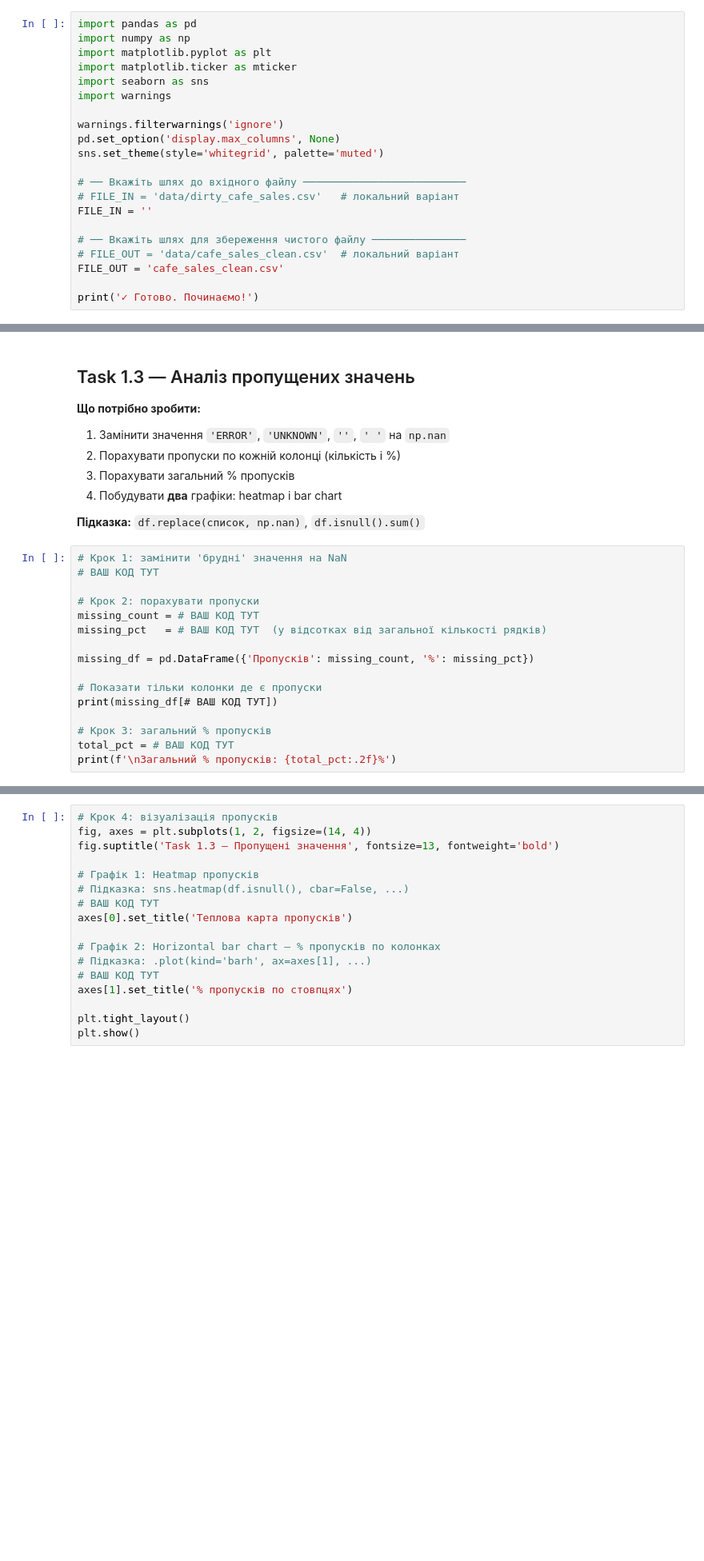
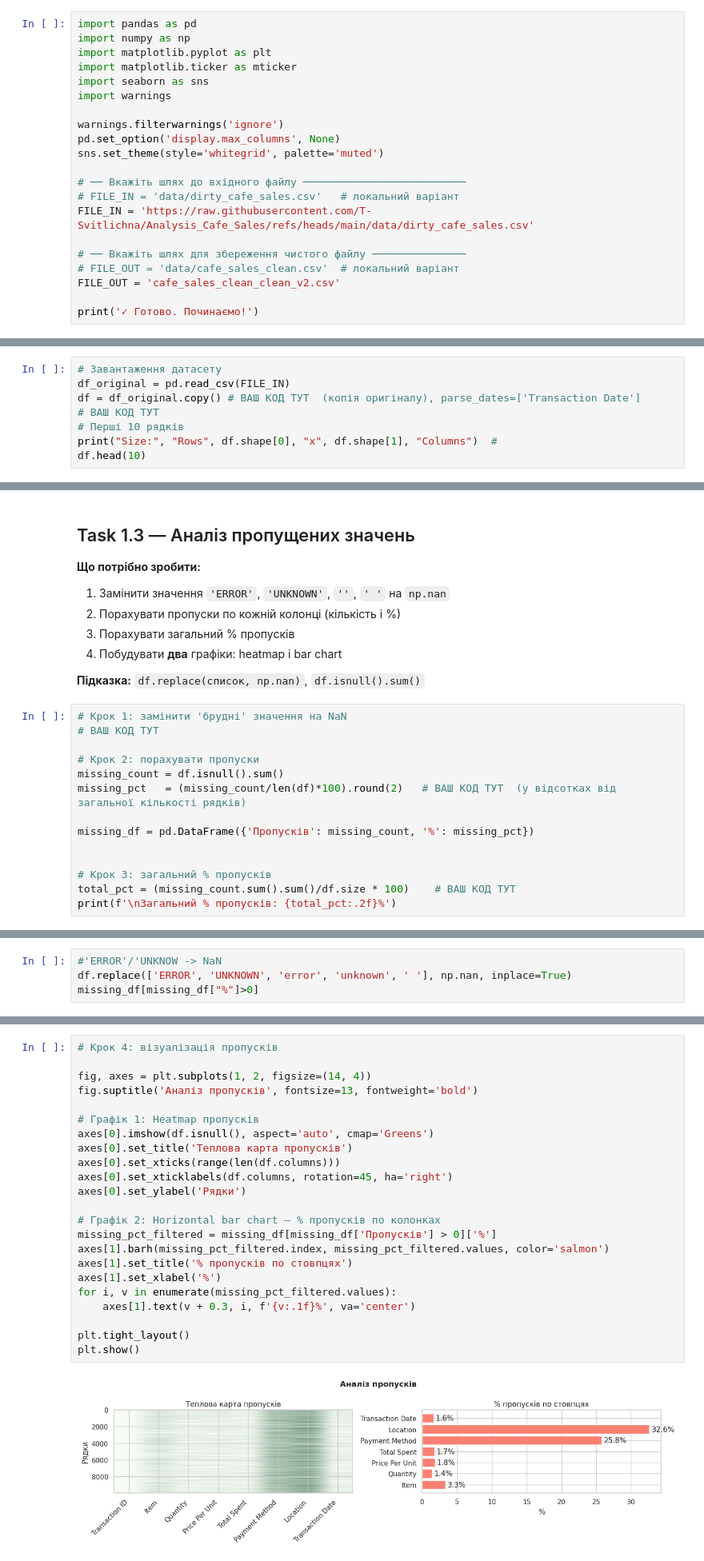
Before and after one commit to T-Svitlichna/Analysis_Cafe_Sales, a Jupyter notebook: Clean_new_cafe_eda_workbook_version2.ipynb, the cells around one changed output, grey strips where cells are left out. Shown at 80% size. Saved outputs shown, nothing was run; the diff lists cells and outputs as text; blank space fills up the shorter version.

```diff
--- a/Clean_new_cafe_eda_workbook_version2.ipynb
+++ b/Clean_new_cafe_eda_workbook_version2.ipynb
@@ -40,10 +40,10 @@ sns.set_theme(style='whitegrid', palette='muted')
 
 # ── Вкажіть шлях до вхідного файлу ──────────────────────────
 # FILE_IN = 'data/dirty_cafe_sales.csv'   # локальний варіант
-FILE_IN = ''
+FILE_IN = 'https://raw.githubusercontent.com/T-Svitlichna/Analysis_Cafe_Sales/refs/heads/main/data/dirty_cafe_sales.csv'
 
 # ── Вкажіть шлях для збереження чистого файлу ───────────────
 # FILE_OUT = 'data/cafe_sales_clean.csv'  # локальний варіант
-FILE_OUT = 'cafe_sales_clean.csv'
+FILE_OUT = 'cafe_sales_clean_clean_v2.csv'
 
 print('✓ Готово. Починаємо!')
@@ -73,0 +67,8 @@ print(f'Розмір: ??? рядків × ??? стовпців')  # заміні
+# %%
+# Завантаження датасету
+df_original = pd.read_csv(FILE_IN)
+df = df_original.copy() # ВАШ КОД ТУТ  (копія оригіналу), parse_dates=['Transaction Date']
+# ВАШ КОД ТУТ
+# Перші 10 рядків
+print("Size:", "Rows", df.shape[0], "x", df.shape[1], "Columns")  #
+df.head(10)
@@ -119,14 +163,12 @@ print(f'Рядків після видалення: {len(df)}')
 # ВАШ КОД ТУТ
 
 # Крок 2: порахувати пропуски
-missing_count = # ВАШ КОД ТУТ
-missing_pct   = # ВАШ КОД ТУТ  (у відсотках від загальної кількості рядків)
+missing_count = df.isnull().sum()
+missing_pct   = (missing_count/len(df)*100).round(2)   # ВАШ КОД ТУТ  (у відсотках від загальної кількості рядків)
 
 missing_df = pd.DataFrame({'Пропусків': missing_count, '%': missing_pct})
 
-# Показати тільки колонки де є пропуски
-print(missing_df[# ВАШ КОД ТУТ])
 
 # Крок 3: загальний % пропусків
-total_pct = # ВАШ КОД ТУТ
+total_pct = (missing_count.sum().sum()/df.size * 100)    # ВАШ КОД ТУТ
 print(f'\nЗагальний % пропусків: {total_pct:.2f}%')
@@ -132,0 +242,4 @@ print(f'\nЗагальний % пропусків: {total_pct:.2f}%')
+# %%
+#'ERROR'/'UNKNOW -> NaN
+df.replace(['ERROR', 'UNKNOWN', 'error', 'unknown', ' '], np.nan, inplace=True)
+missing_df[missing_df["%"]>0]
@@ -133,20 +255,28 @@ print(f'\nЗагальний % пропусків: {total_pct:.2f}%')
 # %%
 # Крок 4: візуалізація пропусків
+
 fig, axes = plt.subplots(1, 2, figsize=(14, 4))
-fig.suptitle('Task 1.3 — Пропущені значення', fontsize=13, fontweight='bold')
+fig.suptitle('Аналіз пропусків', fontsize=13, fontweight='bold')
 
 # Графік 1: Heatmap пропусків
-# Підказка: sns.heatmap(df.isnull(), cbar=False, ...)
-# ВАШ КОД ТУТ
+axes[0].imshow(df.isnull(), aspect='auto', cmap='Greens')
 axes[0].set_title('Теплова карта пропусків')
+axes[0].set_xticks(range(len(df.columns)))
+axes[0].set_xticklabels(df.columns, rotation=45, ha='right')
+axes[0].set_ylabel('Рядки')
 
 # Графік 2: Horizontal bar chart — % пропусків по колонках
-# Підказка: .plot(kind='barh', ax=axes[1], ...)
-# ВАШ КОД ТУТ
+missing_pct_filtered = missing_df[missing_df['Пропусків'] > 0]['%']
+axes[1].barh(missing_pct_filtered.index, missing_pct_filtered.values, color='salmon')
 axes[1].set_title('% пропусків по стовпцях')
+axes[1].set_xlabel('%')
+for i, v in enumerate(missing_pct_filtered.values):
+    axes[1].text(v + 0.3, i, f'{v:.1f}%', va='center')
 
 plt.tight_layout()
 plt.show()
+# %% [output]
+[figure, added]
 # %% [markdown]
 ---
 # ЧАСТИНА 2 — Очищення даних
```
Also changed, not shown: parts of 16 cells of this notebook.
